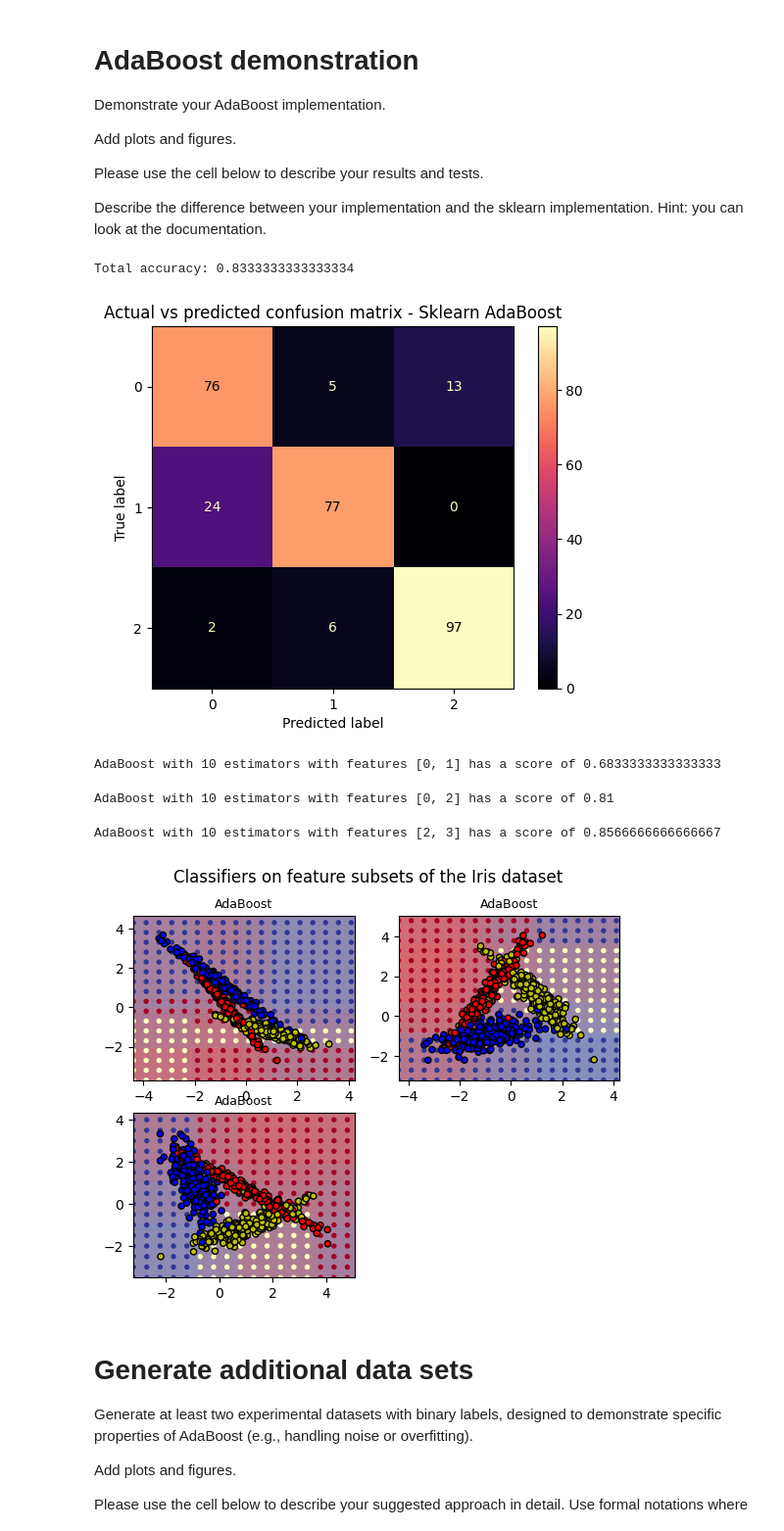
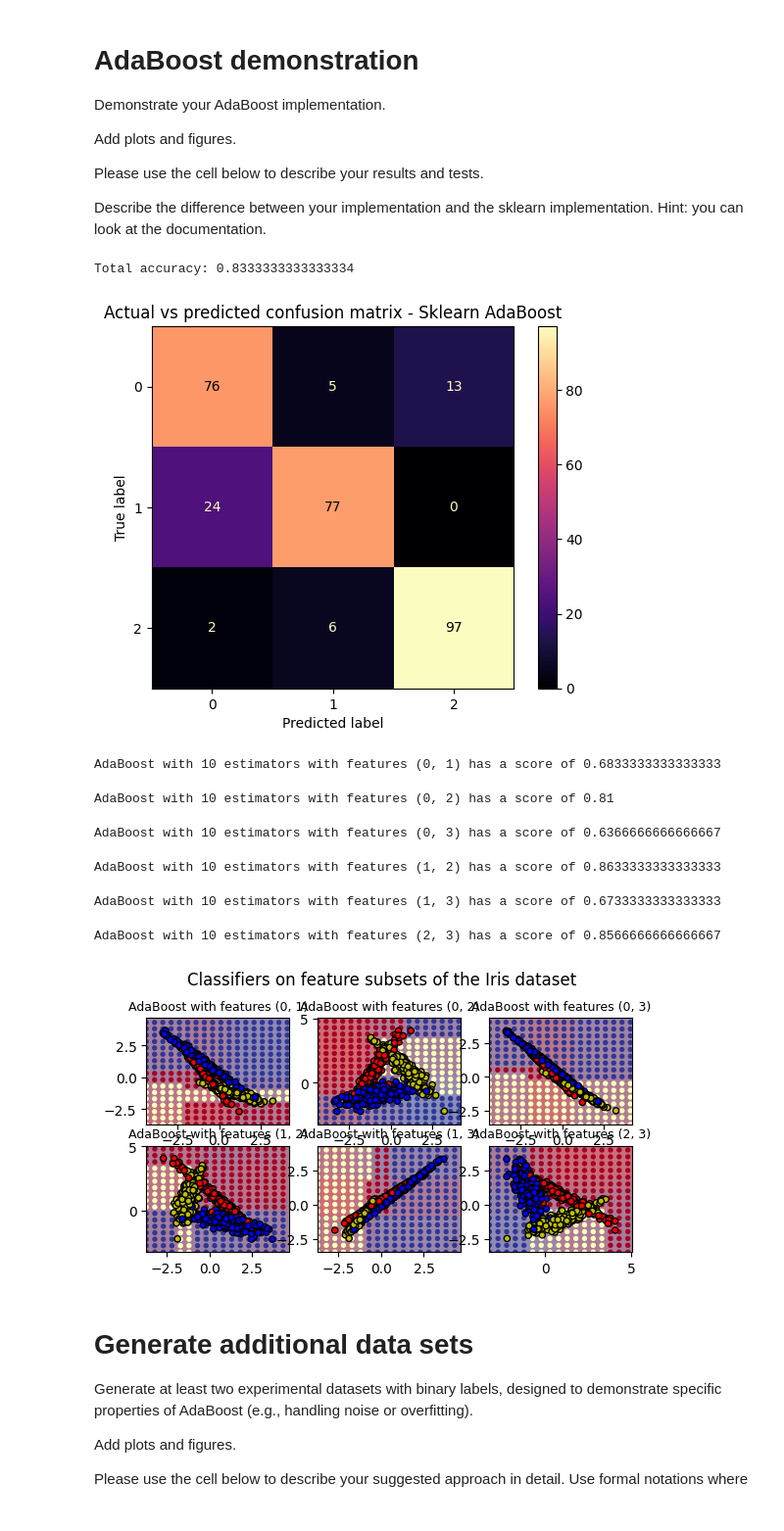
Before and after one commit to stavco9/advancedml-exc2, a Jupyter notebook: 3945_2025A_HW2_Boosting.ipynb, the cells around one changed output. Shown at 98% size. Cells and saved outputs as stored; diff of their text form; code cells hidden in the pictures.

Commit message:
Added automatic pair distribution

```diff
--- a/3945_2025A_HW2_Boosting.ipynb
+++ b/3945_2025A_HW2_Boosting.ipynb
@@ -137,7 +137,9 @@ plot_step = 0.02  # fine step width for decision surface contours
 plot_step_coarser = 0.5  # step widths for coarse classifier guesses
 cmap = plt.cm.RdYlBu
 
-for pair in ([0, 1], [0, 2], [2, 3]):
+list_range = range(len(X_train[1]))
+all_pairs = [(a, b) for idx, a in enumerate(list_range) for b in list_range[idx + 1:]]
+for pair in all_pairs:
     X_train_pair = X_train[:,pair]
     X_test_pair = X_test[:,pair]
 
@@ -156,8 +158,8 @@ for pair in ([0, 1], [0, 2], [2, 3]):
         model_details += " with {} estimators".format(len(sklearn_model.estimators_))
     print(model_details + " with features", pair, "has a score of", acc)
 
-    plt.subplot(2, 2, plot_idx)
-    plt.title(model_title, fontsize=9)
+    plt.subplot(3, 3, plot_idx)
+    plt.title(f"{model_title} with features {pair}", fontsize=9)
 
     # Now plot the decision boundary using a fine mesh as input to a
     # filled contour plot
@@ -189,37 +191,40 @@ for pair in ([0, 1], [0, 2], [2, 3]):
         np.c_[xx_coarser.ravel(), yy_coarser.ravel()]
     ).reshape(xx_coarser.shape)
     cs_points = plt.scatter(
         xx_coarser,
         yy_coarser,
         s=15,
         c=Z_points_coarser,
         cmap=cmap,
         edgecolors="none",
     )
 
     # Plot the training points, these are clustered together and have a
     # black outline
     plt.scatter(
         X_train_pair[:, 0],
         X_train_pair[:, 1],
         c=y_train,
         cmap=ListedColormap(["r", "y", "b"]),
         edgecolor="k",
         s=20,
     )
     plot_idx += 1  # move on to the next plot in sequence
 
 plt.suptitle("Classifiers on feature subsets of the Iris dataset", fontsize=12)
 plt.axis("tight")
 plt.tight_layout(h_pad=1, w_pad=1, pad=10)
 plt.show()
 # %% [output]
 Total accuracy: 0.8333333333333334
 [figure]
-AdaBoost with 10 estimators with features [0, 1] has a score of 0.6833333333333333
+AdaBoost with 10 estimators with features (0, 1) has a score of 0.6833333333333333
-AdaBoost with 10 estimators with features [0, 2] has a score of 0.81
+AdaBoost with 10 estimators with features (0, 2) has a score of 0.81
-AdaBoost with 10 estimators with features [2, 3] has a score of 0.8566666666666667
+AdaBoost with 10 estimators with features (0, 3) has a score of 0.6366666666666667
+AdaBoost with 10 estimators with features (1, 2) has a score of 0.8633333333333333
+AdaBoost with 10 estimators with features (1, 3) has a score of 0.6733333333333333
+AdaBoost with 10 estimators with features (2, 3) has a score of 0.8566666666666667
-[figure, old version]
+[figure, new version]
 # %% [markdown]
 # Generate additional data sets
 Generate at least two experimental datasets with binary labels, designed to demonstrate specific properties of AdaBoost (e.g., handling noise or overfitting).
```
